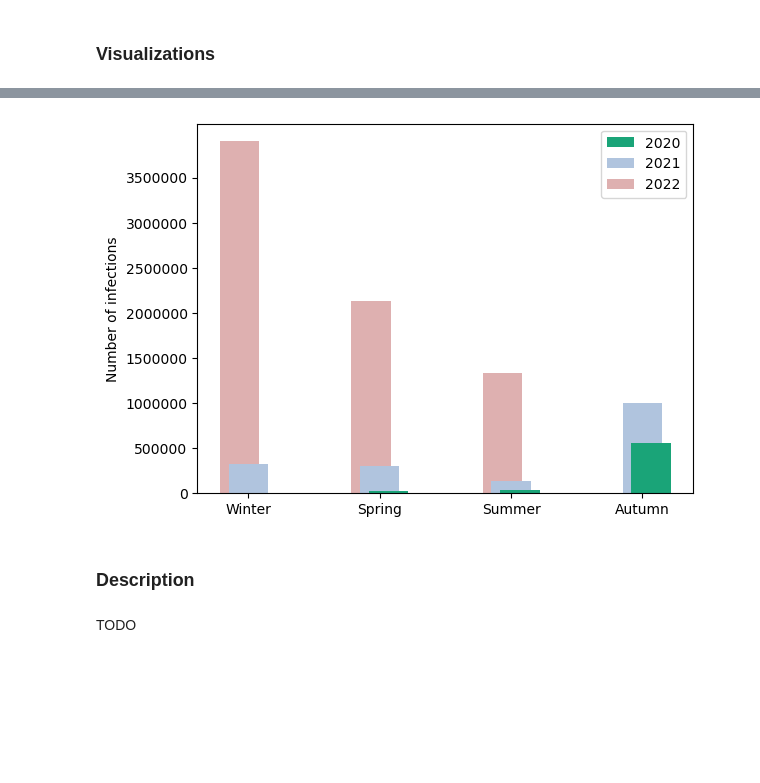
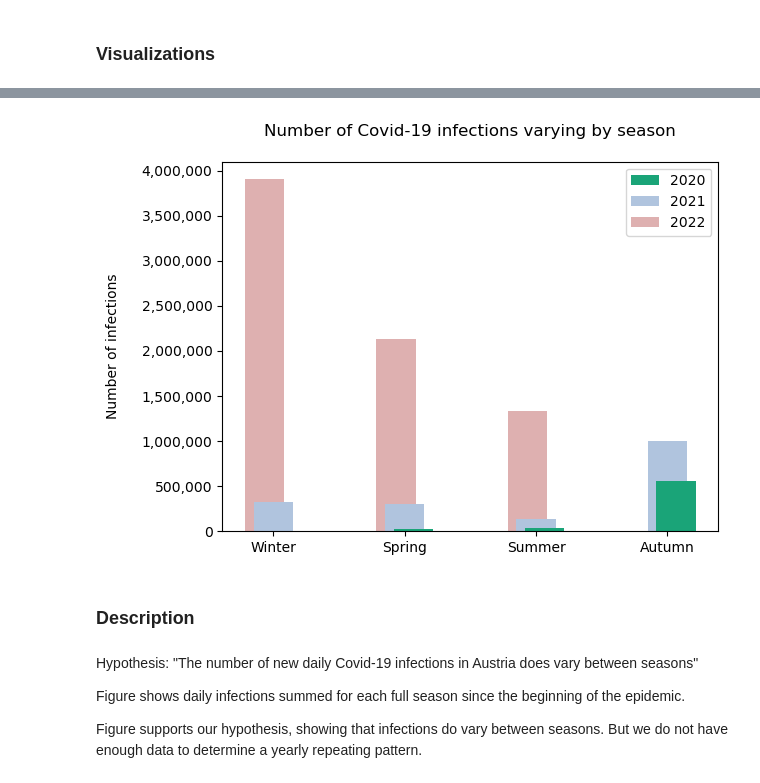
Before and after one commit to borosabel/visual_analytics_2022, a Jupyter notebook: individual work/submission_02_intermediate-Andeol.ipynb, the cells around one changed output, grey strips where cells are left out. Drawn from its saved outputs; the diff is of its cells as text; code cells hidden in the pictures; blank space fills up the shorter version.

```diff
--- a/individual work/submission_02_intermediate-Andeol.ipynb
+++ b/individual work/submission_02_intermediate-Andeol.ipynb
@@ -138,34 +139,36 @@ plt.show()
 # %%
 fig = plt.figure()
 ax = fig.add_subplot(111)
 
 width = 0.2
-
 x = np.arange(len(labels))
 
 ax.bar(x - width/3, height=year_2022_sums, width=0.3, label='2022', color='#deb0b0')
 ax.bar(x, height=year_2021_sums, width=0.3, label='2021', color='#b0c4de')
 ax.bar(x + width/3, height=year_2020_sums, width=0.3, label='2020', color='#1AA478')
 
+plt.xticks(x, labels)
+plt.yticks(np.arange(0, 4000001, 500000))
+plt.ylabel('Number of infections\n')
+plt.title('Number of Covid-19 infections varying by season\n')
 
-
-plt.xticks(x, labels)
-plt.yticks(np.arange(0, sum_wint_2022, 500000))
-plt.ylabel('Number of infections')
-
-# Disable scientific notation for y-axis
+# Disable scientific notation for y-axis and add commas
 current_values = plt.gca().get_yticks()
-plt.gca().set_yticklabels(['{:.0f}'.format(x) for x in current_values])
+plt.gca().set_yticklabels(['{:,.0f}'.format(x) for x in current_values])
 
 # order the legends
 legend_handles, legend_labels = plt.gca().get_legend_handles_labels()
 legend_order = [2,1,0]
 plt.legend([legend_handles[idx] for idx in legend_order],[legend_labels[idx] for idx in legend_order],loc='upper right')
 
 plt.show()
 # %% [output]
-[figure, old version]
+[figure, new version]
 # %% [markdown]
 ### Description
-# %% [markdown]
-TODO
+# %% [markdown]
+Hypothesis: "The number of new daily Covid-19 infections in Austria does vary between seasons"
+
+Figure shows daily infections summed for each full season since the beginning of the epidemic.
+
+Figure supports our hypothesis, showing that infections do vary between seasons. But we do not have enough data to determine a yearly repeating pattern.
```
Also changed, not shown: parts of 3 cells of this notebook.
